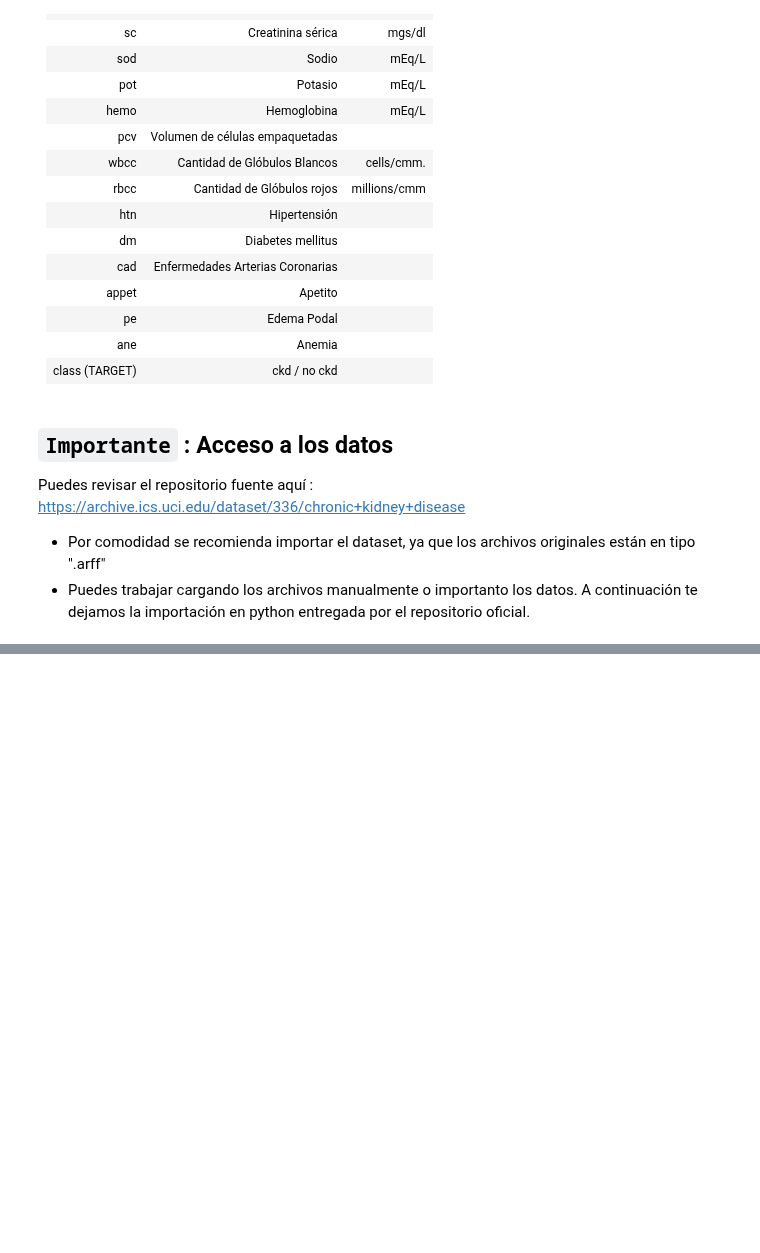
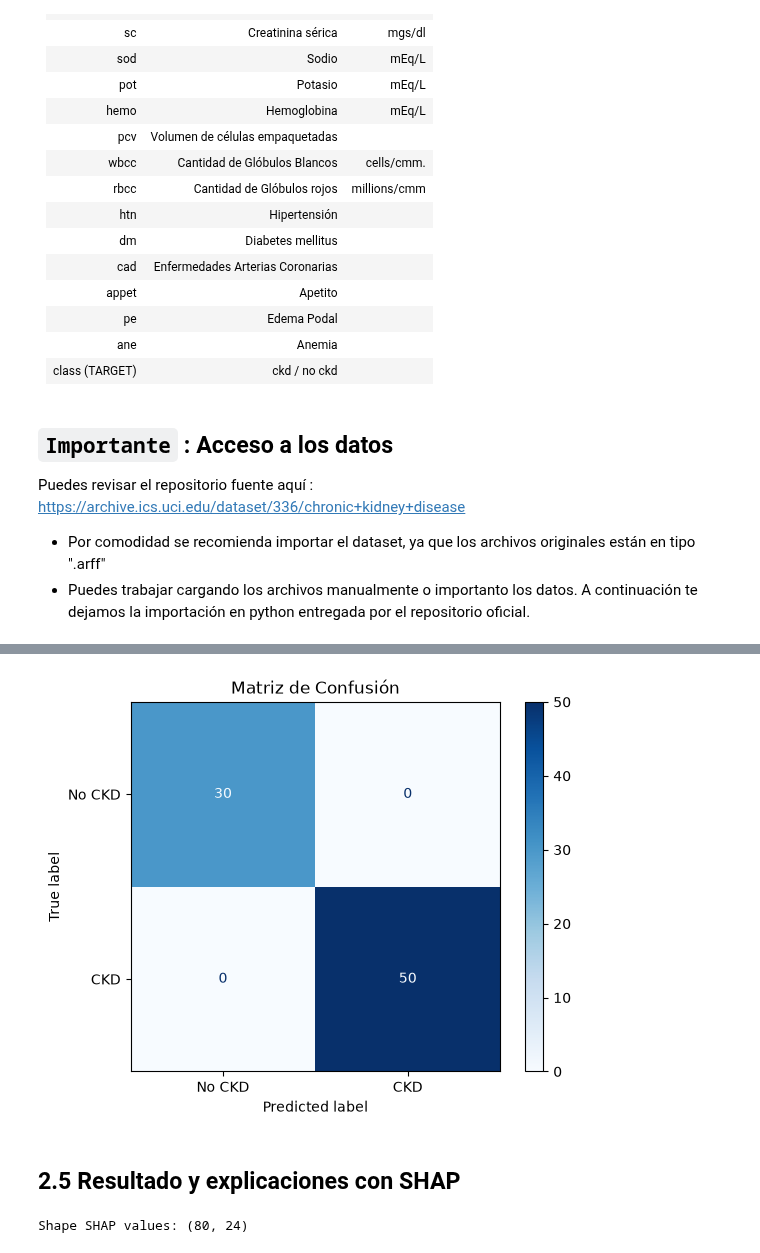
Before and after one commit to ArmandoArV/Maestria-IA, a Jupyter notebook: Etica/Laboratorios/Laboratorio1/Taller_sumativo_1_fil_2000.ipynb, the cells around one changed output, grey strips where cells are left out. Cells and saved outputs as stored; diff of their text form; code cells hidden in the pictures; blank space fills up the shorter version.

```diff
--- a/Etica/Laboratorios/Laboratorio1/Taller_sumativo_1_fil_2000.ipynb
+++ b/Etica/Laboratorios/Laboratorio1/Taller_sumativo_1_fil_2000.ipynb
@@ -181,0 +424,6 @@ print(chronic_kidney_disease.variables)
+# %%
+# si quedan nulos por valores que no calzaron con el mapeo, los saco
+antes = len(df)
+df = df.dropna()
+print(f"Eliminé {antes - len(df)} filas con nulos restantes")
+print(f"Shape final: {df.shape}")
@@ -181,0 +435,10 @@ print(chronic_kidney_disease.variables)
+# %%
+X = df.drop('class', axis=1)
+y = df['class']
+
+X_train, X_test, y_train, y_test = train_test_split(
+    X, y, test_size=0.2, random_state=42, stratify=y
+)
+
+print(f"Train: {X_train.shape[0]} | Test: {X_test.shape[0]}")
+print(f"Distribución en train: {y_train.value_counts(normalize=True).to_dict()}")
@@ -181,0 +452,13 @@ print(chronic_kidney_disease.variables)
+# %%
+# solo escalo las numericas, las binarias ya estan en 0/1
+cols_num_final = [c for c in cols_num if c in X_train.columns]
+
+scaler = MinMaxScaler()
+
+X_train_sc = X_train.copy()
+X_test_sc = X_test.copy()
+
+X_train_sc[cols_num_final] = scaler.fit_transform(X_train[cols_num_final])
+X_test_sc[cols_num_final] = scaler.transform(X_test[cols_num_final])
+
+X_train_sc.describe().round(3)
@@ -181,0 +478,8 @@ print(chronic_kidney_disease.variables)
+# %%
+rf = RandomForestClassifier(n_estimators=150, random_state=42, n_jobs=-1)
+rf.fit(X_train_sc, y_train)
+
+y_pred = rf.predict(X_test_sc)
+
+print(f"Accuracy: {accuracy_score(y_test, y_pred):.4f}\n")
+print(classification_report(y_test, y_pred, target_names=['No CKD', 'CKD']))
@@ -181,0 +497,20 @@ print(chronic_kidney_disease.variables)
+# %%
+cm = confusion_matrix(y_test, y_pred)
+disp = ConfusionMatrixDisplay(cm, display_labels=['No CKD', 'CKD'])
+disp.plot(cmap='Blues')
+plt.title('Matriz de Confusión')
+plt.savefig('confusion_matrix_rf.png', dpi=150, bbox_inches='tight')
+plt.show()
+# %% [output]
+[figure, added]
+# %% [markdown]
+## 2.5 Resultado y explicaciones con SHAP
+# %%
+explainer_shap = shap.TreeExplainer(rf)
+shap_values_obj = explainer_shap(X_test_sc)
+
+# para clasificacion binaria tomamos la clase CKD (indice 1)
+shap_vals = shap_values_obj[:, :, 1].values
+print(f"Shape SHAP values: {shap_vals.shape}")
+# %% [output]
+Shape SHAP values: (80, 24)
```
Also changed, not shown: parts of 36 cells of this notebook, 13 other files.
